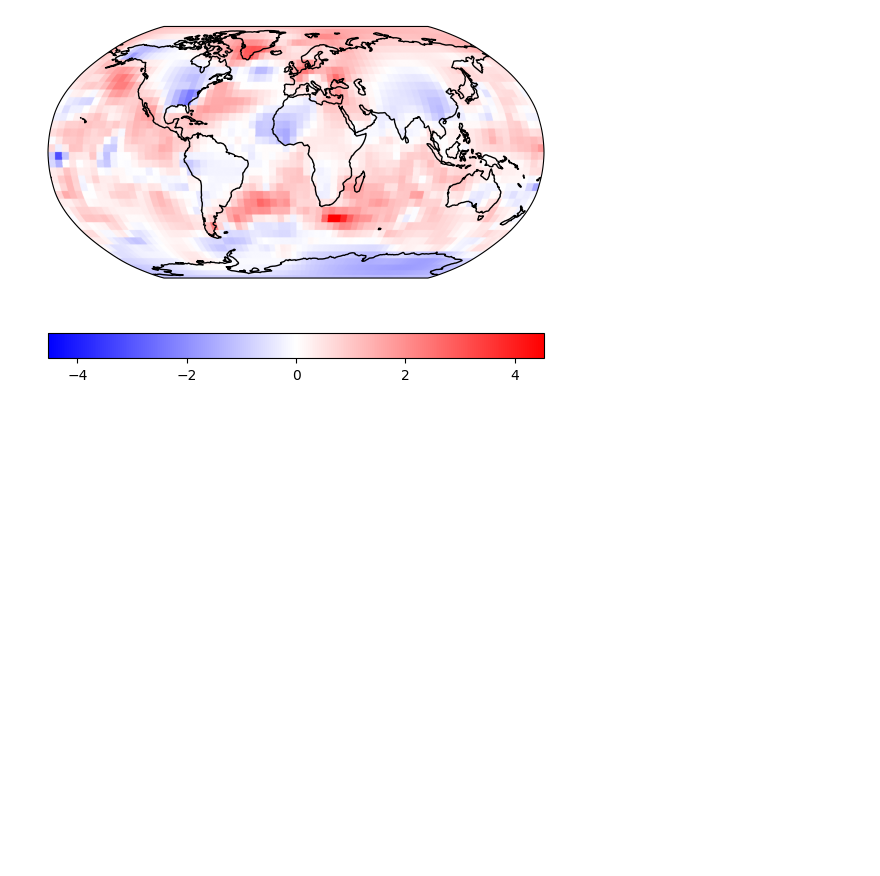
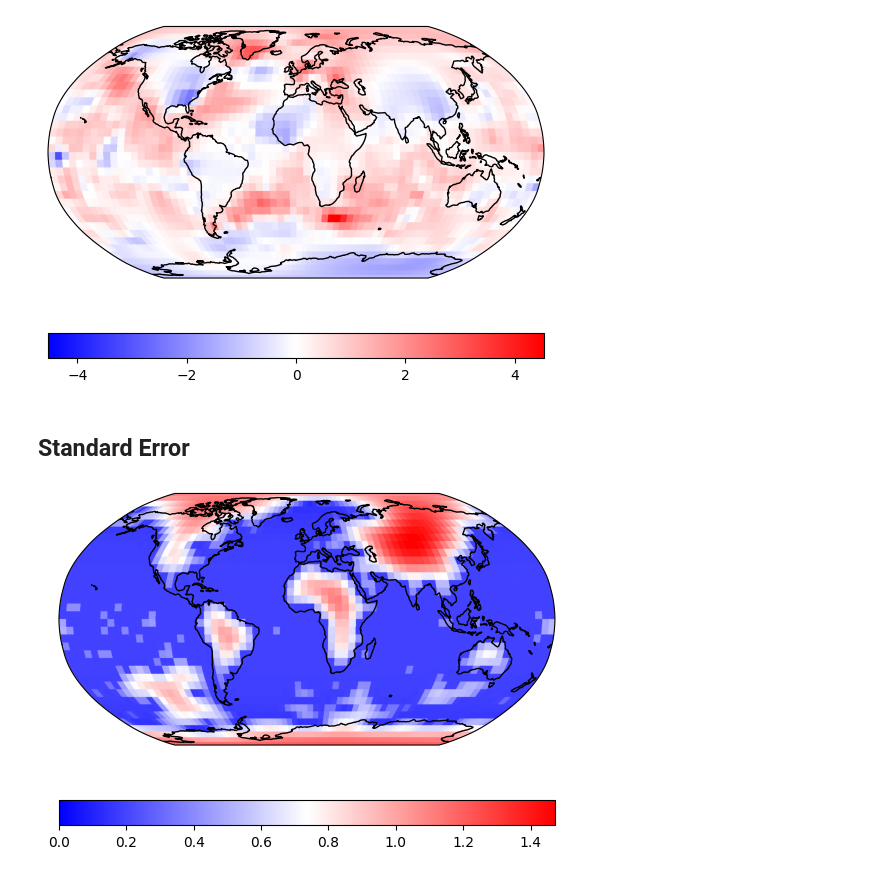
Before and after one commit to jtsiddons/GloMarGridding, a Jupyter notebook: notebooks/SphericalThinPlateSpline.ipynb, the cells around one changed output. Cells and saved outputs as stored; diff of their text form; code cells hidden in the pictures; blank space fills up the shorter version.

Commit message:
fix(spline): Resolve calculation of standard error (following R-Fields)

```diff
--- a/notebooks/SphericalThinPlateSpline.ipynb
+++ b/notebooks/SphericalThinPlateSpline.ipynb
@@ -39,10 +39,10 @@ obs = obs.filter(pl.col("tos").lt(1e4))
 
 The positions must be passed as radians, in the order "latitude", "longitide".
 # %%
-X_train = np.radians(obs.select(["latitude", "longitude"]).to_numpy())
+X_train = obs.select(["latitude", "longitude"]).to_numpy()
 y_train = obs.get_column("tos").to_numpy()
 # %%
-out_grid = np.radians(np.mgrid[-87.5:90:5, -177.5:180:5])
+out_grid = np.mgrid[-87.5:90:5, -177.5:180:5]
 X_test = out_grid.reshape(2, -1).T
 # %% [markdown]
 ## Interpolation
@@ -87,5 +87,5 @@ Estimate a $\lambda$ value using GCV.
 # %% [markdown]
 Fit the model, and interpolate with the estimated $\lambda$ value.
 # %%
-stps.fit(set_results=True)
-y_pred, _ = stps.predict(X_test)
+stps.fit(set_results=True, compute_stats=True)
+y_pred, std_stps = stps.predict(X_test)
@@ -107,3 +105,21 @@ F2.colorbar(m2, orientation="horizontal")
 F2
 # %% [output]
 [figure]
+# %% [markdown]
+## Standard Error
+# %%
+lims3 = np.max(np.abs(std_stps))
+F3 = plt.Figure()
+ax3 = F3.add_subplot(1, 1, 1, projection=ccrs.Robinson())
+ax3.coastlines()
+m3 = ax3.imshow(
+    np.flipud(std_stps.reshape(out_grid.shape[1:])),
+    transform=ccrs.PlateCarree(),
+    cmap="bwr",
+    vmin=0,
+    vmax=lims3,
+)
+F3.colorbar(m3, orientation="horizontal")
+F3
+# %% [output]
+[figure, added]
```
Also changed, not shown: parts of 1 cell of this notebook, 2 other files.
